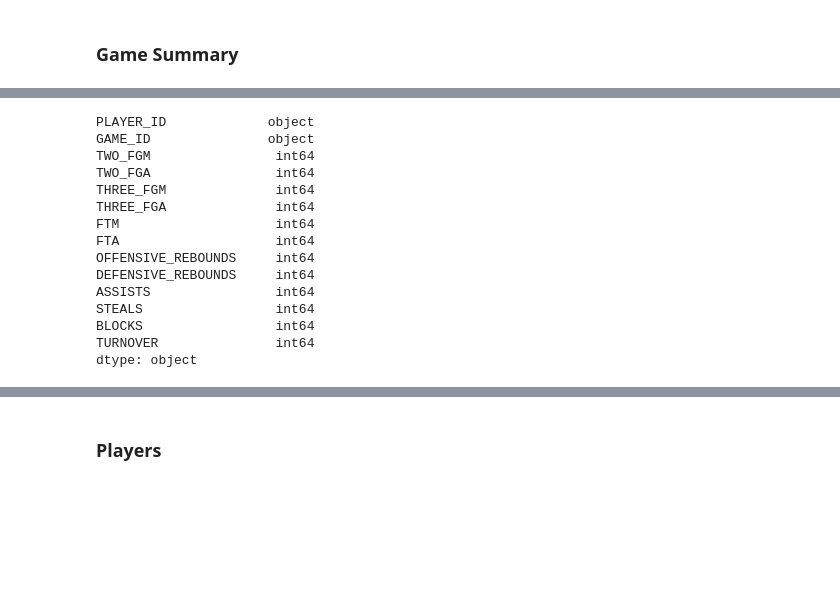
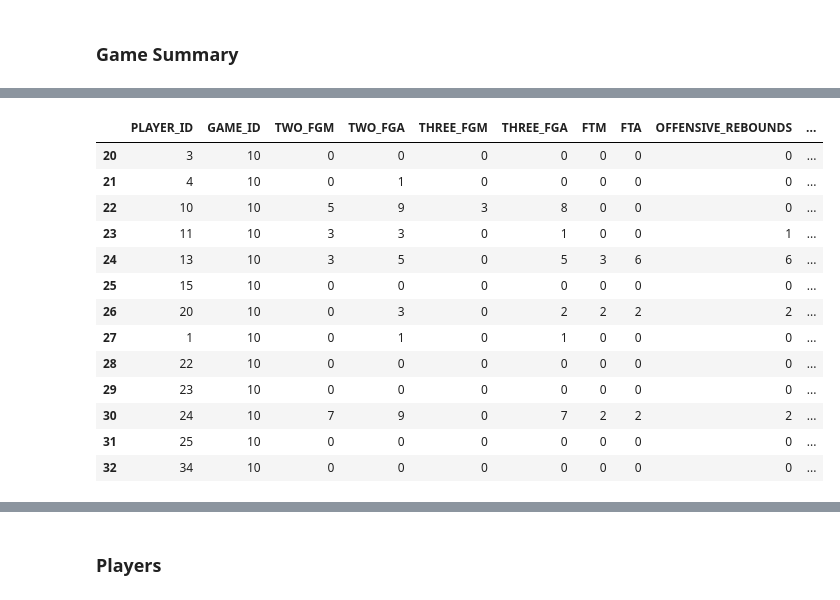
Before and after one commit to jakereckin/NDA_GBB_Stats, a Jupyter notebook: ipynb/Build_DB.ipynb, the cells around one changed output, grey strips where cells are left out. Saved outputs shown, nothing was run; the diff lists cells and outputs as text; code cells hidden in the pictures; blank space fills up the shorter version.

```diff
--- a/ipynb/Build_DB.ipynb
+++ b/ipynb/Build_DB.ipynb
@@ -212,19 +239,18 @@ gs_db
 359 rows × 14 columns
-# %%
-gs_db.dtypes
-# %% [output]
-PLAYER_ID             object
-GAME_ID               object
-TWO_FGM                int64
-TWO_FGA                int64
-THREE_FGM              int64
-THREE_FGA              int64
-FTM                    int64
-FTA                    int64
-OFFENSIVE_REBOUNDS     int64
-DEFENSIVE_REBOUNDS     int64
-ASSISTS                int64
-STEALS                 int64
-BLOCKS                 int64
-TURNOVER               int64
-dtype: object
+# %%
+game_summary[game_summary['GAME_ID'].astype(str)=='10']
+# %% [output]
+|  | PLAYER_ID | GAME_ID | TWO_FGM | TWO_FGA | THREE_FGM | THREE_FGA | FTM | FTA | OFFENSIVE_REBOUNDS | ... |
+| 20 | 3 | 10 | 0 | 0 | 0 | 0 | 0 | 0 | 0 | ... |
+| 21 | 4 | 10 | 0 | 1 | 0 | 0 | 0 | 0 | 0 | ... |
+| 22 | 10 | 10 | 5 | 9 | 3 | 8 | 0 | 0 | 0 | ... |
+| 23 | 11 | 10 | 3 | 3 | 0 | 1 | 0 | 0 | 1 | ... |
+| 24 | 13 | 10 | 3 | 5 | 0 | 5 | 3 | 6 | 6 | ... |
+| 25 | 15 | 10 | 0 | 0 | 0 | 0 | 0 | 0 | 0 | ... |
+| 26 | 20 | 10 | 0 | 3 | 0 | 2 | 2 | 2 | 2 | ... |
+| 27 | 1 | 10 | 0 | 1 | 0 | 1 | 0 | 0 | 0 | ... |
+| 28 | 22 | 10 | 0 | 0 | 0 | 0 | 0 | 0 | 0 | ... |
+| 29 | 23 | 10 | 0 | 0 | 0 | 0 | 0 | 0 | 0 | ... |
+| 30 | 24 | 10 | 7 | 9 | 0 | 7 | 2 | 2 | 2 | ... |
+| 31 | 25 | 10 | 0 | 0 | 0 | 0 | 0 | 0 | 0 | ... |
+| 32 | 34 | 10 | 0 | 0 | 0 | 0 | 0 | 0 | 0 | ... |
```
Also changed, not shown: parts of 3 cells of this notebook, 1 other file.
